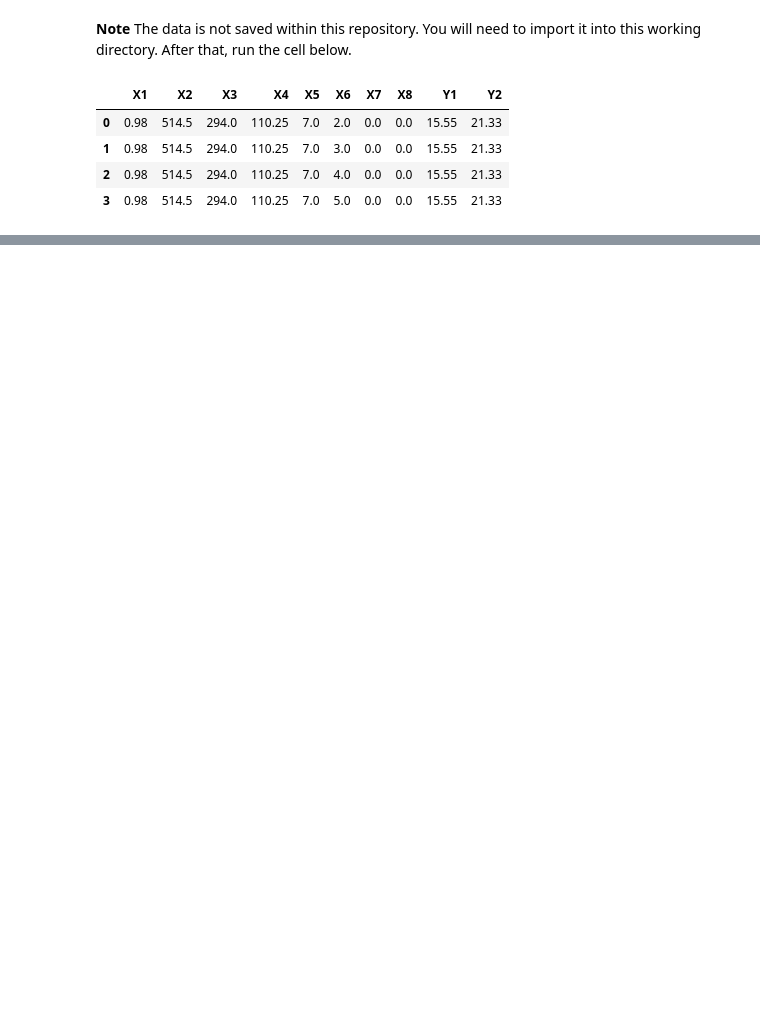
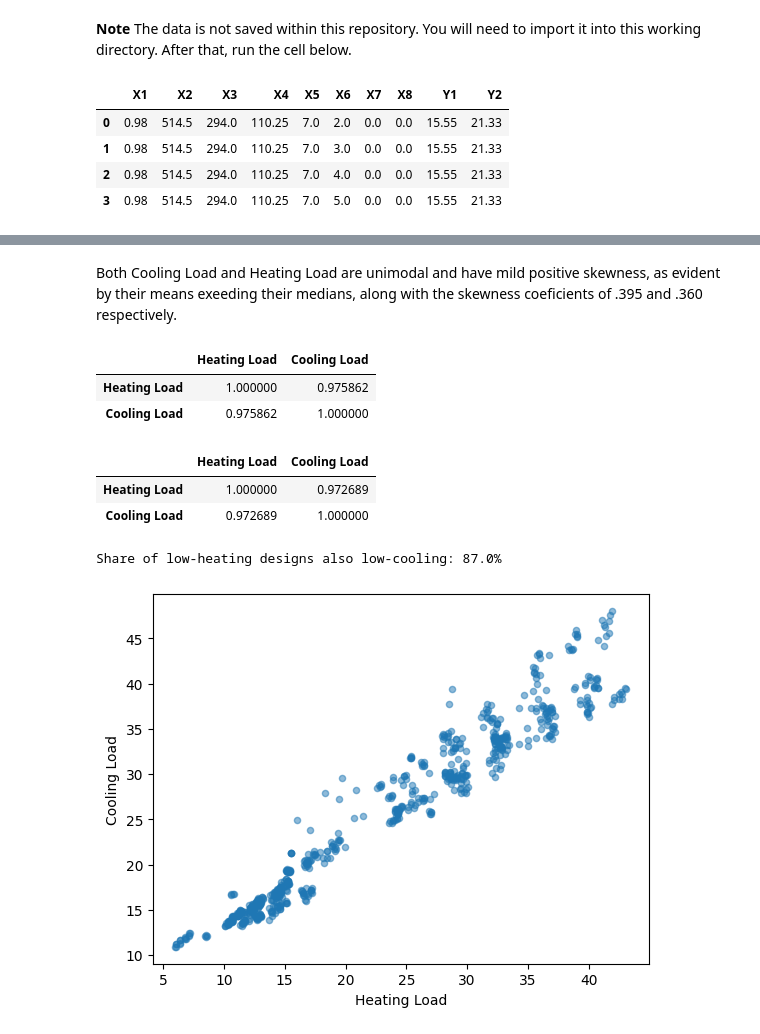
Before and after one commit to Ahmed-Honorbound/DS_Final_Project, a Jupyter notebook: processing.ipynb, the cells around one changed output, grey strips where cells are left out. Drawn from its saved outputs; the diff is of its cells as text; code cells hidden in the pictures; blank space fills up the shorter version.

```diff
--- a/processing.ipynb
+++ b/processing.ipynb
@@ -16,0 +158,27 @@ df.head(4)
+# %% [markdown]
+Both Cooling Load and Heating Load are unimodal and have mild positive skewness, as evident by their means exeeding their medians, along with the skewness coeficients of .395 and .360 respectively.
+# %%
+heating = "Heating Load"
+cooling = "Cooling Load"
+
+display(df[[heating, cooling]].corr(method="pearson"))
+display(df[[heating, cooling]].corr(method="spearman"))
+
+ax = df.plot.scatter(x=heating, y=cooling, alpha=0.5)
+
+low_heating = df[heating] <= df[heating].quantile(0.25)
+low_cooling = df[cooling] <= df[cooling].quantile(0.25)
+
+print(
+    "Share of low-heating designs also low-cooling:",
+    f"{low_cooling[low_heating].mean():.1%}"
+)
+# %% [output]
+|  | Heating Load | Cooling Load |
+| Heating Load | 1.000000 | 0.975862 |
+| Cooling Load | 0.975862 | 1.000000 |
+|  | Heating Load | Cooling Load |
+| Heating Load | 1.000000 | 0.972689 |
+| Cooling Load | 0.972689 | 1.000000 |
+Share of low-heating designs also low-cooling: 87.0%
+[figure, added]
```
Also changed, not shown: parts of 18 cells of this notebook, 1 other file.
